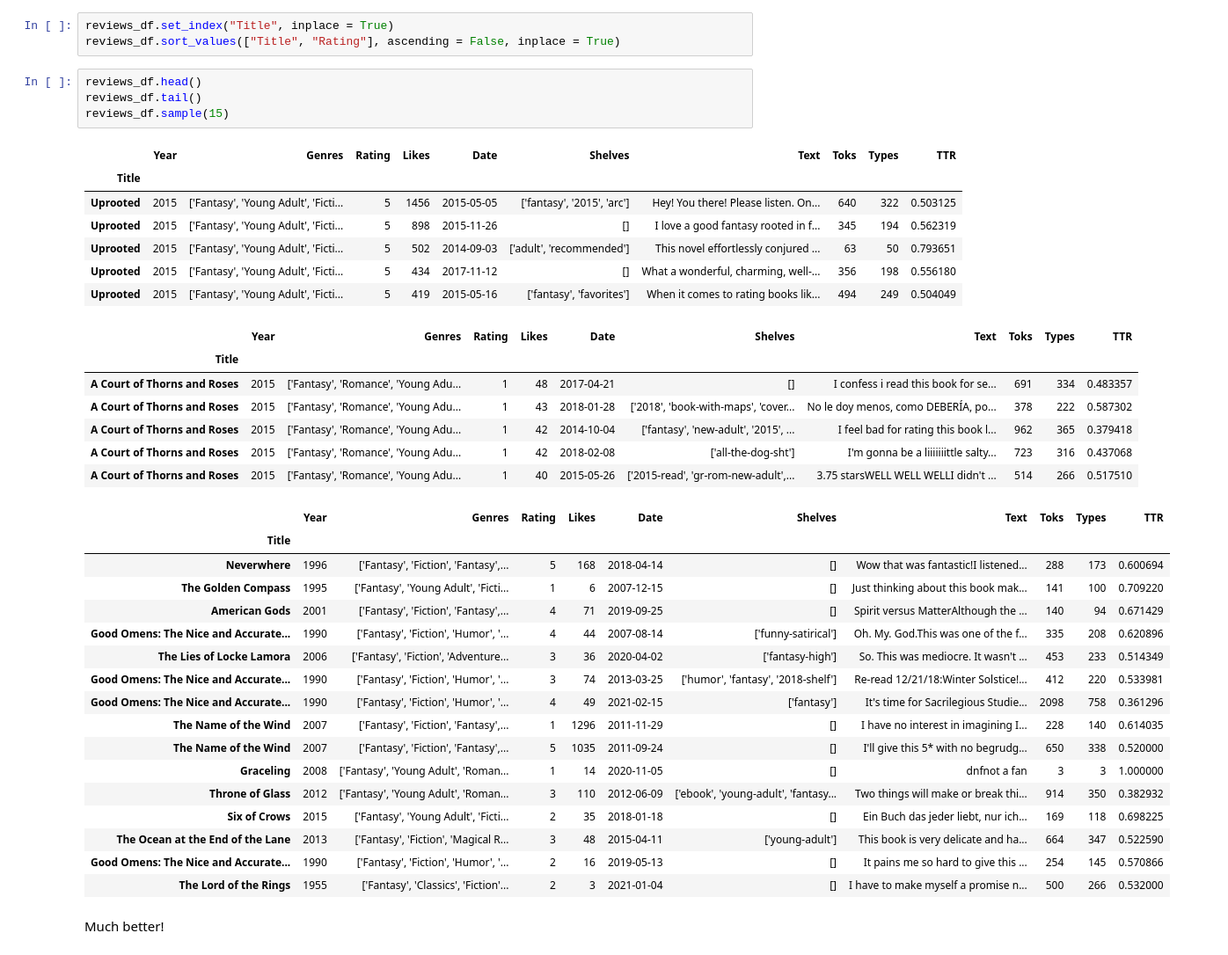
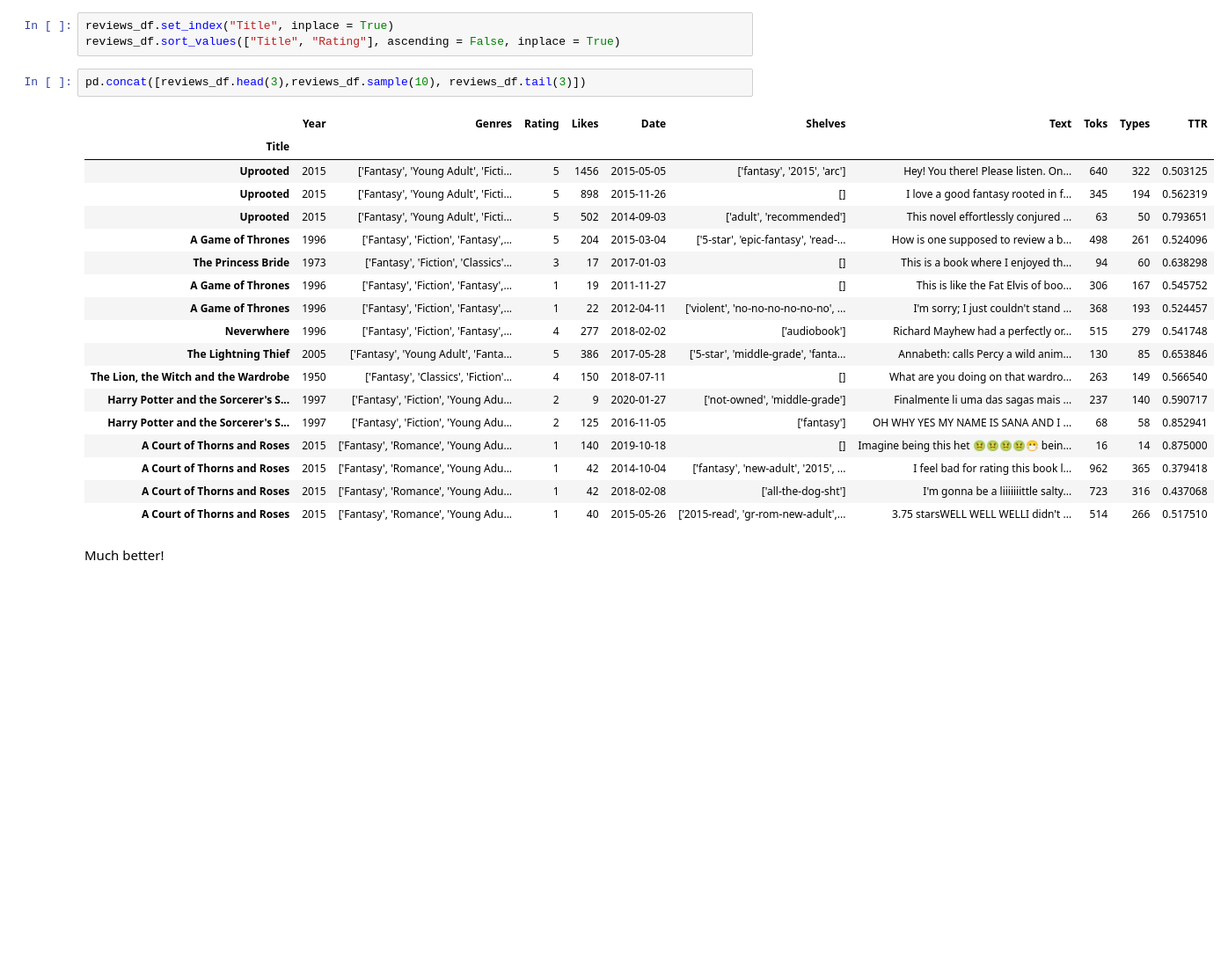
Before and after one commit to MichaelBarmada/Goodreads-Sentiment-Analysis, a Jupyter notebook: analysis.ipynb, the cells around one changed output. Shown at 88% size. Cells and saved outputs as stored; diff of their text form; blank space fills up the shorter version.

```diff
--- a/analysis.ipynb
+++ b/analysis.ipynb
@@ -111,42 +110,27 @@ Now that our dataframe is a little more fleshed out, let's clean it up. First, w
 # %%
 reviews_df.set_index("Title", inplace = True)
 reviews_df.sort_values(["Title", "Rating"], ascending = False, inplace = True)
-# %%
-reviews_df.head()
-reviews_df.tail()
-reviews_df.sample(15)
-# %% [output]
-|  | Year | Genres | Rating | Likes | Date | Shelves | Text | Toks | Types | TTR |
-| Title |  |  |  |  |  |  |  |  |  |  |
-| Uprooted | 2015 | ['Fantasy', 'Young Adult', 'Ficti... | 5 | 1456 | 2015-05-05 | ['fantasy', '2015', 'arc'] | Hey! You there! Please listen. On... | 640 | 322 | 0.503125 |
-| Uprooted | 2015 | ['Fantasy', 'Young Adult', 'Ficti... | 5 | 898 | 2015-11-26 | [] | I love a good fantasy rooted in f... | 345 | 194 | 0.562319 |
-| Uprooted | 2015 | ['Fantasy', 'Young Adult', 'Ficti... | 5 | 502 | 2014-09-03 | ['adult', 'recommended'] | This novel effortlessly conjured ... | 63 | 50 | 0.793651 |
-| Uprooted | 2015 | ['Fantasy', 'Young Adult', 'Ficti... | 5 | 434 | 2017-11-12 | [] | What a wonderful, charming, well-... | 356 | 198 | 0.556180 |
-| Uprooted | 2015 | ['Fantasy', 'Young Adult', 'Ficti... | 5 | 419 | 2015-05-16 | ['fantasy', 'favorites'] | When it comes to rating books lik... | 494 | 249 | 0.504049 |
-|  | Year | Genres | Rating | Likes | Date | Shelves | Text | Toks | Types | TTR |
-| Title |  |  |  |  |  |  |  |  |  |  |
-| A Court of Thorns and Roses | 2015 | ['Fantasy', 'Romance', 'Young Adu... | 1 | 48 | 2017-04-21 | [] | I confess i read this book for se... | 691 | 334 | 0.483357 |
-| A Court of Thorns and Roses | 2015 | ['Fantasy', 'Romance', 'Young Adu... | 1 | 43 | 2018-01-28 | ['2018', 'book-with-maps', 'cover... | No le doy menos, como DEBERÍA, po... | 378 | 222 | 0.587302 |
-| A Court of Thorns and Roses | 2015 | ['Fantasy', 'Romance', 'Young Adu... | 1 | 42 | 2014-10-04 | ['fantasy', 'new-adult', '2015', ... | I feel bad for rating this book l... | 962 | 365 | 0.379418 |
-| A Court of Thorns and Roses | 2015 | ['Fantasy', 'Romance', 'Young Adu... | 1 | 42 | 2018-02-08 | ['all-the-dog-sht'] | I'm gonna be a liiiiiiittle salty... | 723 | 316 | 0.437068 |
-| A Court of Thorns and Roses | 2015 | ['Fantasy', 'Romance', 'Young Adu... | 1 | 40 | 2015-05-26 | ['2015-read', 'gr-rom-new-adult',... | 3.75 starsWELL WELL WELLI didn't ... | 514 | 266 | 0.517510 |
-|  | Year | Genres | Rating | Likes | Date | Shelves | Text | Toks | Types | TTR |
-| Title |  |  |  |  |  |  |  |  |  |  |
-| Neverwhere | 1996 | ['Fantasy', 'Fiction', 'Fantasy',... | 5 | 168 | 2018-04-14 | [] | Wow that was fantastic!I listened... | 288 | 173 | 0.600694 |
-| The Golden Compass | 1995 | ['Fantasy', 'Young Adult', 'Ficti... | 1 | 6 | 2007-12-15 | [] | Just thinking about this book mak... | 141 | 100 | 0.709220 |
-| American Gods | 2001 | ['Fantasy', 'Fiction', 'Fantasy',... | 4 | 71 | 2019-09-25 | [] | Spirit versus MatterAlthough the ... | 140 | 94 | 0.671429 |
-| Good Omens: The Nice and Accurate... | 1990 | ['Fantasy', 'Fiction', 'Humor', '... | 4 | 44 | 2007-08-14 | ['funny-satirical'] | Oh. My. God.This was one of the f... | 335 | 208 | 0.620896 |
-| The Lies of Locke Lamora | 2006 | ['Fantasy', 'Fiction', 'Adventure... | 3 | 36 | 2020-04-02 | ['fantasy-high'] | So. This was mediocre. It wasn't ... | 453 | 233 | 0.514349 |
-| Good Omens: The Nice and Accurate... | 1990 | ['Fantasy', 'Fiction', 'Humor', '... | 3 | 74 | 2013-03-25 | ['humor', 'fantasy', '2018-shelf'] | Re-read 12/21/18:Winter Solstice!... | 412 | 220 | 0.533981 |
-| Good Omens: The Nice and Accurate... | 1990 | ['Fantasy', 'Fiction', 'Humor', '... | 4 | 49 | 2021-02-15 | ['fantasy'] | It's time for Sacrilegious Studie... | 2098 | 758 | 0.361296 |
-| The Name of the Wind | 2007 | ['Fantasy', 'Fiction', 'Fantasy',... | 1 | 1296 | 2011-11-29 | [] | I have no interest in imagining I... | 228 | 140 | 0.614035 |
-| The Name of the Wind | 2007 | ['Fantasy', 'Fiction', 'Fantasy',... | 5 | 1035 | 2011-09-24 | [] | I'll give this 5* with no begrudg... | 650 | 338 | 0.520000 |
-| Graceling | 2008 | ['Fantasy', 'Young Adult', 'Roman... | 1 | 14 | 2020-11-05 | [] | dnfnot a fan | 3 | 3 | 1.000000 |
-| Throne of Glass | 2012 | ['Fantasy', 'Young Adult', 'Roman... | 3 | 110 | 2012-06-09 | ['ebook', 'young-adult', 'fantasy... | Two things will make or break thi... | 914 | 350 | 0.382932 |
-| Six of Crows | 2015 | ['Fantasy', 'Young Adult', 'Ficti... | 2 | 35 | 2018-01-18 | [] | Ein Buch das jeder liebt, nur ich... | 169 | 118 | 0.698225 |
-| The Ocean at the End of the Lane | 2013 | ['Fantasy', 'Fiction', 'Magical R... | 3 | 48 | 2015-04-11 | ['young-adult'] | This book is very delicate and ha... | 664 | 347 | 0.522590 |
-| Good Omens: The Nice and Accurate... | 1990 | ['Fantasy', 'Fiction', 'Humor', '... | 2 | 16 | 2019-05-13 | [] | It pains me so hard to give this ... | 254 | 145 | 0.570866 |
-| The Lord of the Rings | 1955 | ['Fantasy', 'Classics', 'Fiction'... | 2 | 3 | 2021-01-04 | [] | I have to make myself a promise n... | 500 | 266 | 0.532000 |
+# %%
+pd.concat([reviews_df.head(3),reviews_df.sample(10), reviews_df.tail(3)])
+# %% [output]
+|  | Year | Genres | Rating | Likes | Date | Shelves | Text | Toks | Types | TTR |
+| Title |  |  |  |  |  |  |  |  |  |  |
+| Uprooted | 2015 | ['Fantasy', 'Young Adult', 'Ficti... | 5 | 1456 | 2015-05-05 | ['fantasy', '2015', 'arc'] | Hey! You there! Please listen. On... | 640 | 322 | 0.503125 |
+| Uprooted | 2015 | ['Fantasy', 'Young Adult', 'Ficti... | 5 | 898 | 2015-11-26 | [] | I love a good fantasy rooted in f... | 345 | 194 | 0.562319 |
+| Uprooted | 2015 | ['Fantasy', 'Young Adult', 'Ficti... | 5 | 502 | 2014-09-03 | ['adult', 'recommended'] | This novel effortlessly conjured ... | 63 | 50 | 0.793651 |
+| A Game of Thrones | 1996 | ['Fantasy', 'Fiction', 'Fantasy',... | 5 | 204 | 2015-03-04 | ['5-star', 'epic-fantasy', 'read-... | How is one supposed to review a b... | 498 | 261 | 0.524096 |
+| The Princess Bride | 1973 | ['Fantasy', 'Fiction', 'Classics'... | 3 | 17 | 2017-01-03 | [] | This is a book where I enjoyed th... | 94 | 60 | 0.638298 |
+| A Game of Thrones | 1996 | ['Fantasy', 'Fiction', 'Fantasy',... | 1 | 19 | 2011-11-27 | [] | This is like the Fat Elvis of boo... | 306 | 167 | 0.545752 |
+| A Game of Thrones | 1996 | ['Fantasy', 'Fiction', 'Fantasy',... | 1 | 22 | 2012-04-11 | ['violent', 'no-no-no-no-no-no', ... | I'm sorry; I just couldn't stand ... | 368 | 193 | 0.524457 |
+| Neverwhere | 1996 | ['Fantasy', 'Fiction', 'Fantasy',... | 4 | 277 | 2018-02-02 | ['audiobook'] | Richard Mayhew had a perfectly or... | 515 | 279 | 0.541748 |
+| The Lightning Thief | 2005 | ['Fantasy', 'Young Adult', 'Fanta... | 5 | 386 | 2017-05-28 | ['5-star', 'middle-grade', 'fanta... | Annabeth: calls Percy a wild anim... | 130 | 85 | 0.653846 |
+| The Lion, the Witch and the Wardrobe | 1950 | ['Fantasy', 'Classics', 'Fiction'... | 4 | 150 | 2018-07-11 | [] | What are you doing on that wardro... | 263 | 149 | 0.566540 |
+| Harry Potter and the Sorcerer's S... | 1997 | ['Fantasy', 'Fiction', 'Young Adu... | 2 | 9 | 2020-01-27 | ['not-owned', 'middle-grade'] | Finalmente li uma das sagas mais ... | 237 | 140 | 0.590717 |
+| Harry Potter and the Sorcerer's S... | 1997 | ['Fantasy', 'Fiction', 'Young Adu... | 2 | 125 | 2016-11-05 | ['fantasy'] | OH WHY YES MY NAME IS SANA AND I ... | 68 | 58 | 0.852941 |
+| A Court of Thorns and Roses | 2015 | ['Fantasy', 'Romance', 'Young Adu... | 1 | 140 | 2019-10-18 | [] | Imagine being this het 🤢🤢🤢🤢😷 bein... | 16 | 14 | 0.875000 |
+| A Court of Thorns and Roses | 2015 | ['Fantasy', 'Romance', 'Young Adu... | 1 | 42 | 2014-10-04 | ['fantasy', 'new-adult', '2015', ... | I feel bad for rating this book l... | 962 | 365 | 0.379418 |
+| A Court of Thorns and Roses | 2015 | ['Fantasy', 'Romance', 'Young Adu... | 1 | 42 | 2018-02-08 | ['all-the-dog-sht'] | I'm gonna be a liiiiiiittle salty... | 723 | 316 | 0.437068 |
+| A Court of Thorns and Roses | 2015 | ['Fantasy', 'Romance', 'Young Adu... | 1 | 40 | 2015-05-26 | ['2015-read', 'gr-rom-new-adult',... | 3.75 starsWELL WELL WELLI didn't ... | 514 | 266 | 0.517510 |
 # %% [markdown]
 Much better!
 # %% [markdown]
```
Also changed, not shown: parts of 39 cells of this notebook, 1 other file.
